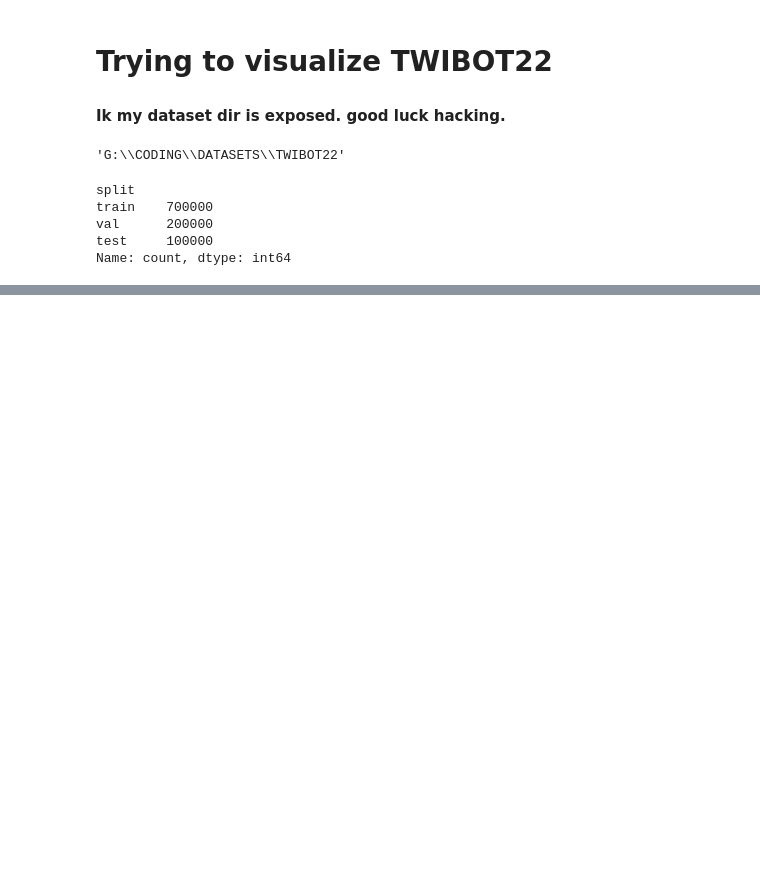
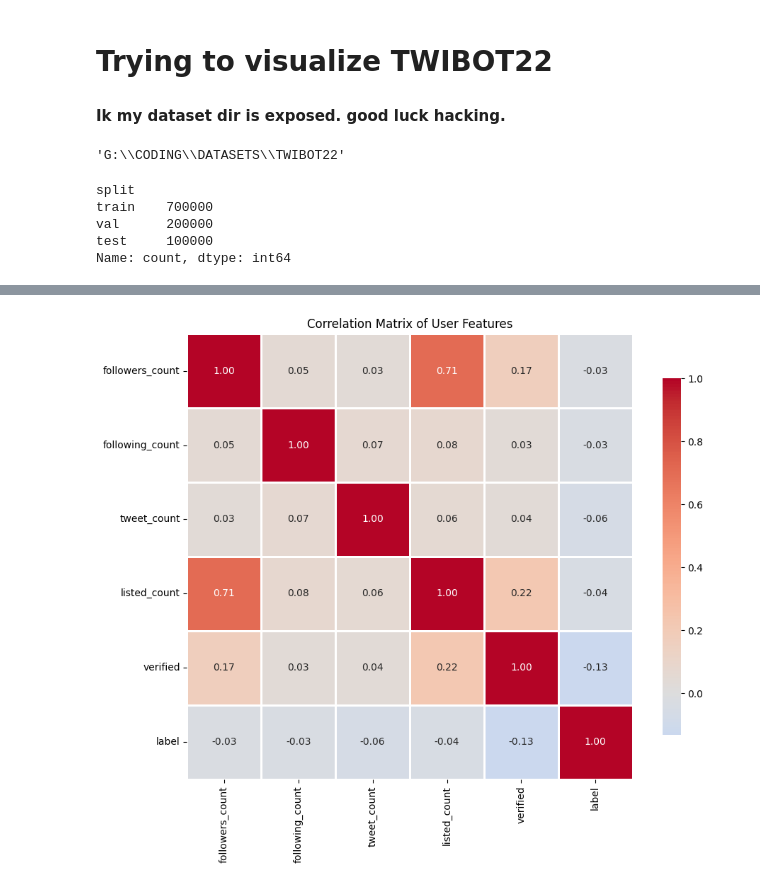
Before and after one commit to GabiYamato/TWITTER-BOT, a Jupyter notebook: viewing_data.ipynb, the cells around one changed output, grey strips where cells are left out. Drawn from its saved outputs; the diff is of its cells as text; code cells hidden in the pictures; blank space fills up the shorter version.

```diff
--- a/viewing_data.ipynb
+++ b/viewing_data.ipynb
@@ -90,3 +91,32 @@ train    700000
 val      200000
 test     100000
 Name: count, dtype: int64
+# %%
+# Load user data
+import json
+
+user_path = os.path.join(DATASET_DIR, "user.json")
+
+# Check the file format first
+with open(user_path, 'r', encoding='utf-8') as f:
+    first_line = f.readline()
+    print("First line preview:", first_line[:200])
+
+# Load the entire JSON file
+with open(user_path, 'r', encoding='utf-8') as f:
+    data = json.load(f)
+
+# Check if it's a dictionary or list
+if isinstance(data, dict):
+    # If it's a dictionary with user IDs as keys, convert to list
+    users = list(data.values())
+    print(f"Loaded dictionary with {len(users)} users")
+else:
+    # If it's already a list
+    users = data
+    print(f"Loaded list with {len(users)} users")
+
+# Convert to DataFrame
+users_df = pd.DataFrame(users)
+print(f"DataFrame shape: {users_df.shape}")
+users_df.head()
@@ -92,0 +351,15 @@ Name: count, dtype: int64
+# %%
+# Visualization 4: Correlation heatmap
+plt.figure(figsize=(10, 8))
+
+# Select numeric columns for correlation
+numeric_cols = ['followers_count', 'following_count', 'tweet_count', 'listed_count', 'verified', 'label']
+correlation_matrix = users_df[numeric_cols].corr()
+
+sns.heatmap(correlation_matrix, annot=True, cmap='coolwarm', center=0,
+            fmt='.2f', square=True, linewidths=1, cbar_kws={"shrink": 0.8})
+plt.title('Correlation Matrix of User Features')
+plt.tight_layout()
+plt.show()
+# %% [output]
+[figure, added]
```
Also changed, not shown: parts of 24 cells of this notebook, 1 other file.
